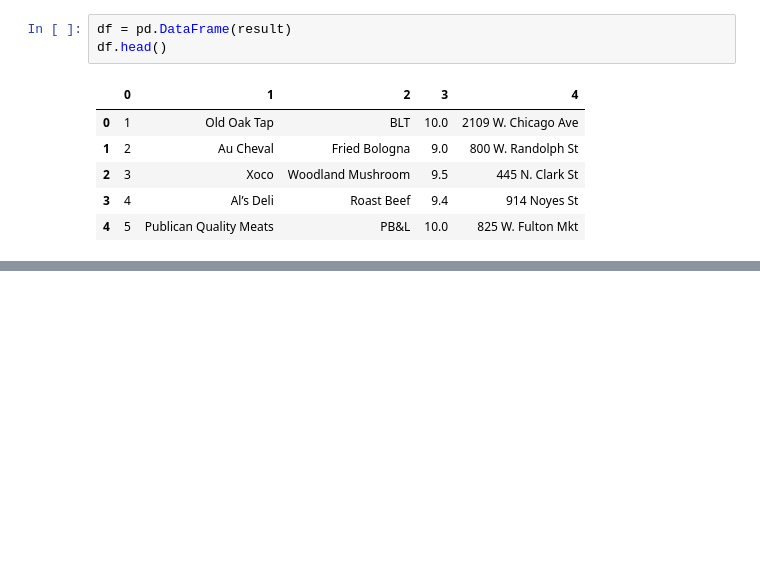
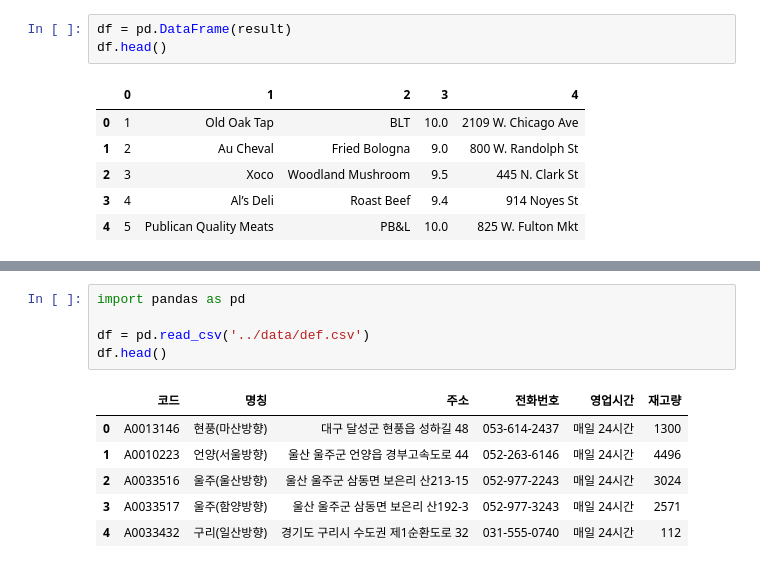
Before and after one commit to Robotics-Ro/autonomous_robot, a Jupyter notebook: 07_SQL/src/20230223_sql.ipynb, the cells around one changed output, grey strips where cells are left out. Drawn from its saved outputs; the diff is of its cells as text; blank space fills up the shorter version.

Commit message:
add def_data

```diff
--- a/07_SQL/src/20230223_sql.ipynb
+++ b/07_SQL/src/20230223_sql.ipynb
@@ -470,0 +481,12 @@ df.head()
+# %%
+import pandas as pd
+
+df = pd.read_csv('../data/def.csv')
+df.head()
+# %% [output]
+|  | 코드 | 명칭 | 주소 | 전화번호 | 영업시간 | 재고량 |
+| 0 | A0013146 | 현풍(마산방향) | 대구 달성군 현풍읍 성하길 48 | 053-614-2437 | 매일 24시간 | 1300 |
+| 1 | A0010223 | 언양(서울방향) | 울산 울주군 언양읍 경부고속도로 44 | 052-263-6146 | 매일 24시간 | 4496 |
+| 2 | A0033516 | 울주(울산방향) | 울산 울주군 삼동면 보은리 산213-15 | 052-977-2243 | 매일 24시간 | 3024 |
+| 3 | A0033517 | 울주(함양방향) | 울산 울주군 삼동면 보은리 산192-3 | 052-977-3243 | 매일 24시간 | 2571 |
+| 4 | A0033432 | 구리(일산방향) | 경기도 구리시 수도권 제1순환도로 32 | 031-555-0740 | 매일 24시간 | 112 |
```
Also changed, not shown: parts of 4 cells of this notebook.
